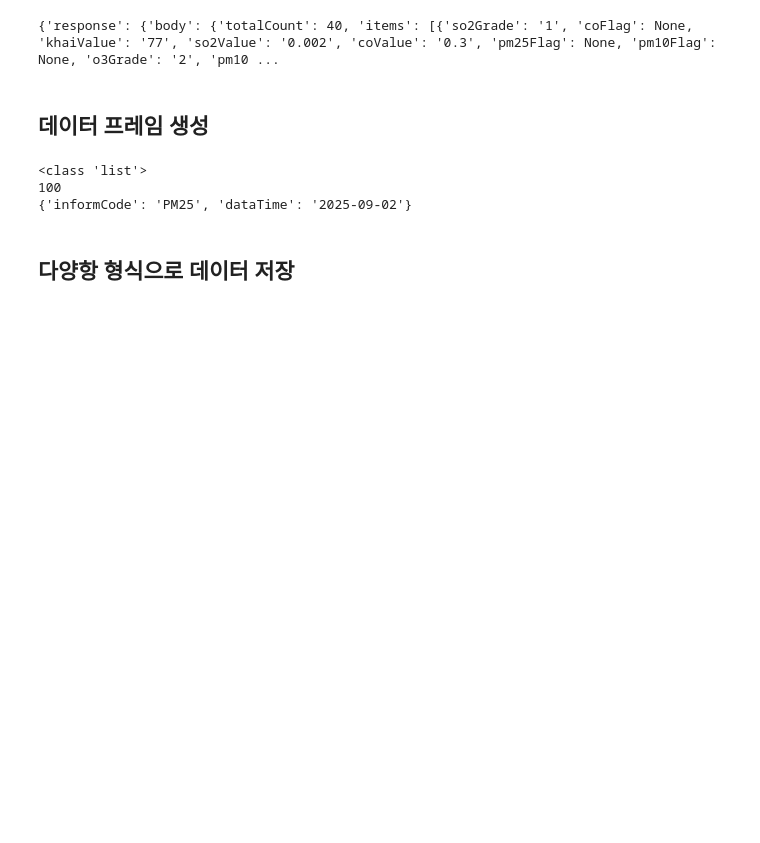
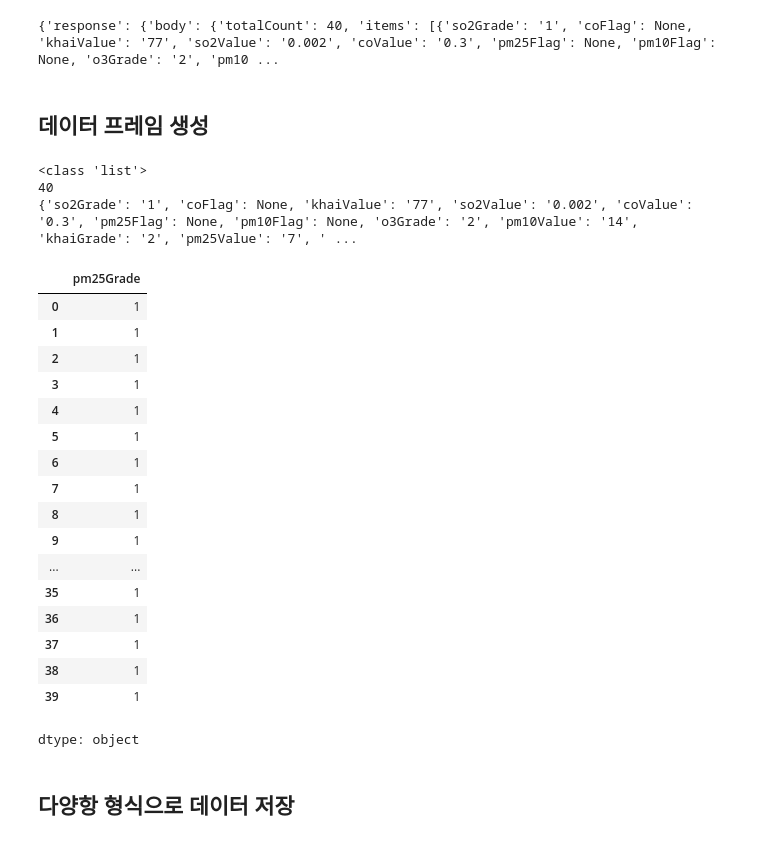
Before and after one commit to syyang-sec/Data-Analysis-with-Open-Source, a Jupyter notebook: 오픈소스_데이터_분석_5강.ipynb, the cells around one changed output. Drawn from its saved outputs; the diff is of its cells as text; code cells hidden in the pictures; blank space fills up the shorter version.

```diff
--- a/오픈소스_데이터_분석_5강.ipynb
+++ b/오픈소스_데이터_분석_5강.ipynb
@@ -179,16 +179,35 @@ print(response.json())
 # %%
 import pandas as pd
 
 ## requests로부터 response, body, item 항목 읽기
 data = response.json()['response']['body']['items']
 print(type(data))
 print(len(data))
 print(data[0])
-#df = pd.DataFrame(data)
+df = pd.DataFrame(data)
+df['pm25Grade']
 # %% [output]
 <class 'list'>
-100
-{'informCode': 'PM25', 'dataTime': '2025-09-02'}
+40
+{'so2Grade': '1', 'coFlag': None, 'khaiValue': '77', 'so2Value': '0.002', 'coValue': '0.3', 'pm25Flag': None, 'pm10Flag': None, 'o3Grade': '2', 'pm10Value': '14', 'khaiGrade': '2', 'pm25Value': '7', ' ...
+|  | pm25Grade |
+| 0 | 1 |
+| 1 | 1 |
+| 2 | 1 |
+| 3 | 1 |
+| 4 | 1 |
+| 5 | 1 |
+| 6 | 1 |
+| 7 | 1 |
+| 8 | 1 |
+| 9 | 1 |
+| ... | ... |
+| 35 | 1 |
+| 36 | 1 |
+| 37 | 1 |
+| 38 | 1 |
+| 39 | 1 |
+dtype: object
 # %% [markdown]
 ## 다양항 형식으로 데이터 저장
 # %%
```
Also changed, not shown: parts of 1 cell of this notebook.
